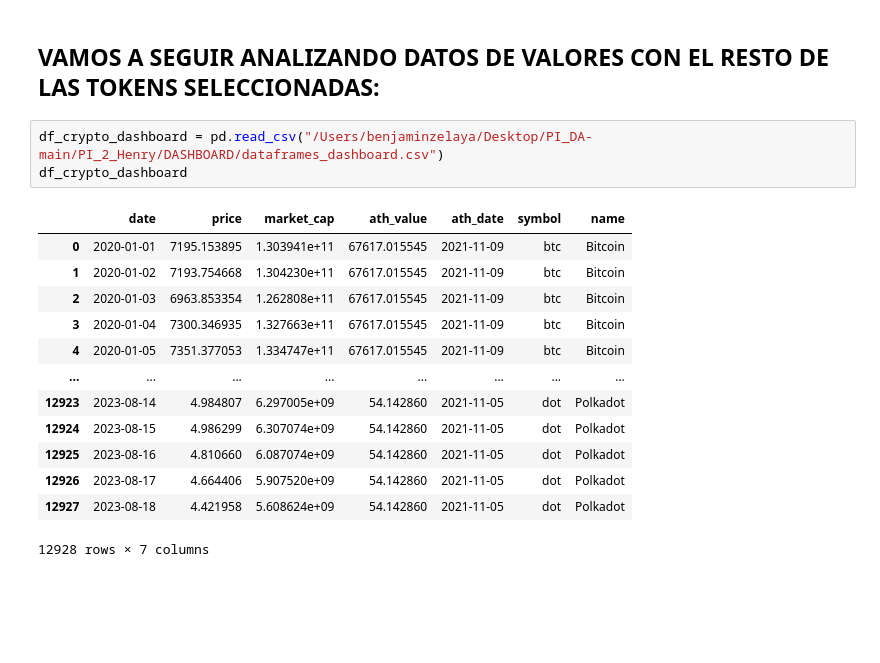
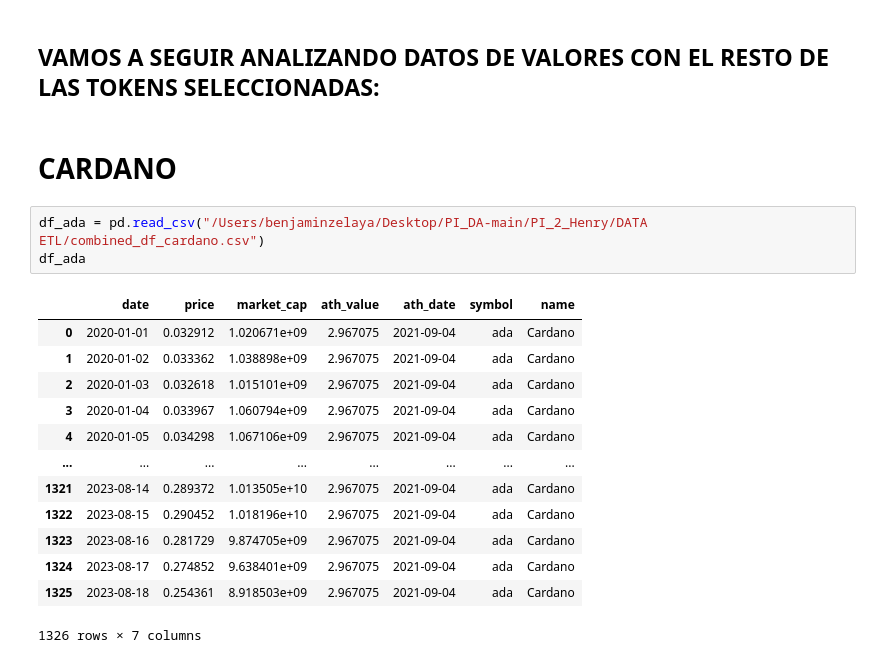
Before and after one commit to Bzetatuc/PI_2_Henry, a Jupyter notebook: EDA/eda.ipynb, the cells around one changed output. Drawn from its saved outputs; the diff is of its cells as text; blank space fills up the shorter version.

```diff
--- a/EDA/eda.ipynb
+++ b/EDA/eda.ipynb
@@ -782,20 +803,22 @@ See the caveats in the documentation: https://pandas.pydata.org/pandas-docs/stab
 ### En general, estos gráficos nos permiten visualizar y comparar el crecimiento y la evolución de Bitcoin y Ethereum en términos de capitalización de mercado
 # %% [markdown]
 ## VAMOS A SEGUIR ANALIZANDO DATOS DE VALORES CON EL RESTO DE LAS TOKENS SELECCIONADAS:
+# %% [markdown]
+# CARDANO
 # %%
-df_crypto_dashboard = pd.read_csv("/Users/benjaminzelaya/Desktop/PI_DA-main/PI_2_Henry/DASHBOARD/dataframes_dashboard.csv")
-df_crypto_dashboard
+df_ada = pd.read_csv("/Users/benjaminzelaya/Desktop/PI_DA-main/PI_2_Henry/DATA ETL/combined_df_cardano.csv")
+df_ada
 # %% [output]
 |  | date | price | market_cap | ath_value | ath_date | symbol | name |
-| 0 | 2020-01-01 | 7195.153895 | 1.303941e+11 | 67617.015545 | 2021-11-09 | btc | Bitcoin |
-| 1 | 2020-01-02 | 7193.754668 | 1.304230e+11 | 67617.015545 | 2021-11-09 | btc | Bitcoin |
-| 2 | 2020-01-03 | 6963.853354 | 1.262808e+11 | 67617.015545 | 2021-11-09 | btc | Bitcoin |
-| 3 | 2020-01-04 | 7300.346935 | 1.327663e+11 | 67617.015545 | 2021-11-09 | btc | Bitcoin |
-| 4 | 2020-01-05 | 7351.377053 | 1.334747e+11 | 67617.015545 | 2021-11-09 | btc | Bitcoin |
+| 0 | 2020-01-01 | 0.032912 | 1.020671e+09 | 2.967075 | 2021-09-04 | ada | Cardano |
+| 1 | 2020-01-02 | 0.033362 | 1.038898e+09 | 2.967075 | 2021-09-04 | ada | Cardano |
+| 2 | 2020-01-03 | 0.032618 | 1.015101e+09 | 2.967075 | 2021-09-04 | ada | Cardano |
+| 3 | 2020-01-04 | 0.033967 | 1.060794e+09 | 2.967075 | 2021-09-04 | ada | Cardano |
+| 4 | 2020-01-05 | 0.034298 | 1.067106e+09 | 2.967075 | 2021-09-04 | ada | Cardano |
 | ... | ... | ... | ... | ... | ... | ... | ... |
-| 12923 | 2023-08-14 | 4.984807 | 6.297005e+09 | 54.142860 | 2021-11-05 | dot | Polkadot |
-| 12924 | 2023-08-15 | 4.986299 | 6.307074e+09 | 54.142860 | 2021-11-05 | dot | Polkadot |
-| 12925 | 2023-08-16 | 4.810660 | 6.087074e+09 | 54.142860 | 2021-11-05 | dot | Polkadot |
-| 12926 | 2023-08-17 | 4.664406 | 5.907520e+09 | 54.142860 | 2021-11-05 | dot | Polkadot |
-| 12927 | 2023-08-18 | 4.421958 | 5.608624e+09 | 54.142860 | 2021-11-05 | dot | Polkadot |
+| 1321 | 2023-08-14 | 0.289372 | 1.013505e+10 | 2.967075 | 2021-09-04 | ada | Cardano |
+| 1322 | 2023-08-15 | 0.290452 | 1.018196e+10 | 2.967075 | 2021-09-04 | ada | Cardano |
+| 1323 | 2023-08-16 | 0.281729 | 9.874705e+09 | 2.967075 | 2021-09-04 | ada | Cardano |
+| 1324 | 2023-08-17 | 0.274852 | 9.638401e+09 | 2.967075 | 2021-09-04 | ada | Cardano |
+| 1325 | 2023-08-18 | 0.254361 | 8.918503e+09 | 2.967075 | 2021-09-04 | ada | Cardano |
-12928 rows × 7 columns
+1326 rows × 7 columns
```
Also changed, not shown: parts of 25 cells of this notebook, 7 other files.
